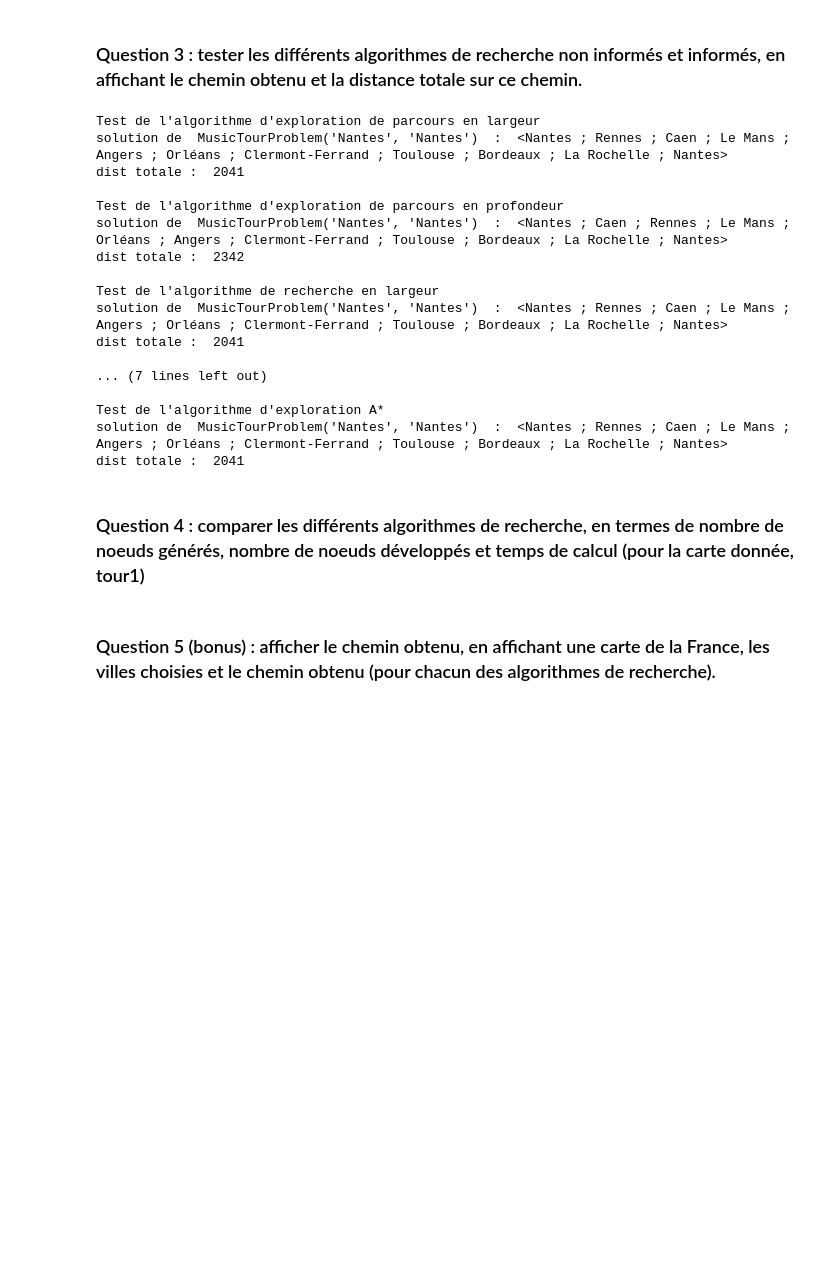
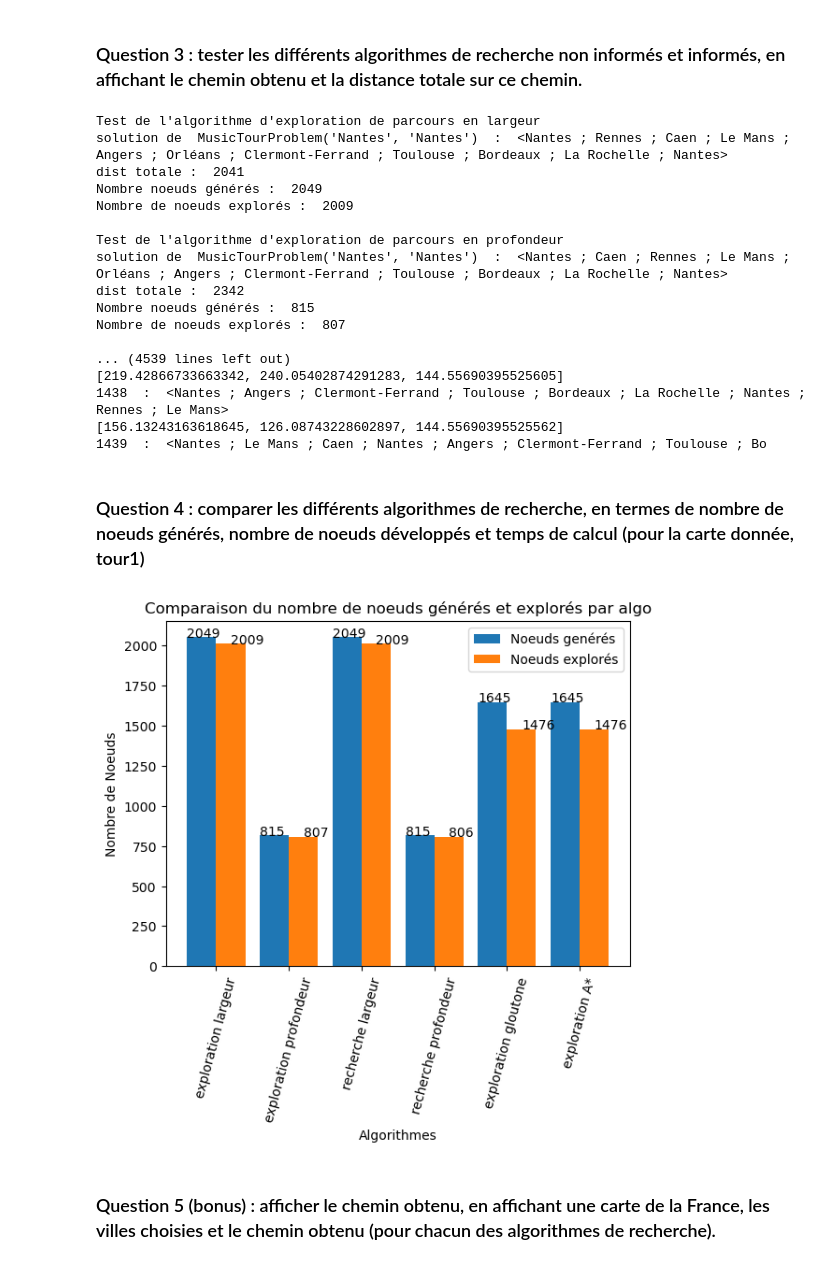
Before and after one commit to Zastial/SAE-PriceGuessr, a Jupyter notebook: planification_tournee_musicale.ipynb, the cells around one changed output. Cells and saved outputs as stored; diff of their text form; code cells hidden in the pictures; blank space fills up the shorter version.

```diff
--- a/planification_tournee_musicale.ipynb
+++ b/planification_tournee_musicale.ipynb
@@ -550,50 +580,50 @@ def distance_totale(problem, finalnode):
 
 
 print("\nTest de l'algorithme d'exploration de parcours en largeur")
-bfts = breadth_first_tree_search(music1)
-print("solution de ", music1, " : ", bfts, "\ndist totale : ", distance_totale(music1, bfts))
+bfts,generatedNode_bfts, exploredNode_bfts = breadth_first_tree_search(music1)
+print("solution de ", music1, " : ", bfts, "\ndist totale : ", distance_totale(music1, bfts),"\nNombre noeuds générés : ", generatedNode_bfts, "\nNombre de noeuds explorés : ", exploredNode_bfts)
 
 
 print("\nTest de l'algorithme d'exploration de parcours en profondeur")
-dfts = depth_first_tree_search(music1)
-print("solution de ", music1, " : ", dfts, "\ndist totale : ",distance_totale(music1, dfts))
+dfts,generatedNode_dfts, exploredNode_dfts = depth_first_tree_search(music1)
+print("solution de ", music1, " : ", dfts, "\ndist totale : ",distance_totale(music1, dfts),"\nNombre noeuds générés : ", generatedNode_dfts, "\nNombre de noeuds explorés : ", exploredNode_dfts)
 
 
 print("\nTest de l'algorithme de recherche en largeur")
-bfgs = breadth_first_tree_search(music1)
-print("solution de ", music1, " : ", bfgs, "\ndist totale : ", distance_totale(music1, bfgs))
+bfgs,generatedNode_bfgs, exploredNode_bfgs = breadth_first_tree_search(music1)
+print("solution de ", music1, " : ", bfgs, "\ndist totale : ", distance_totale(music1, bfgs),"\nNombre noeuds générés : ", generatedNode_bfgs, "\nNombre de noeuds explorés : ", exploredNode_bfgs)
 
 
 
 print("\nTest de l'algorithme de recherche en profondeur")
-dfgs = depth_first_graph_search(music1)
-print("solution de ", music1, " : ",dfgs, "\ndist totale : ", distance_totale(music1, dfgs))
+dfgs,generatedNode_dfgs, exploredNode_dfgs = depth_first_graph_search(music1)
+print("solution de ", music1, " : ",dfgs, "\ndist totale : ", distance_totale(music1, dfgs),"\nNombre noeuds générés : ", generatedNode_dfgs, "\nNombre de noeuds explorés : ", exploredNode_dfgs)
 
 
 print("\nTest de l'algorithme d'exploration gloutonne")
-ggs = greedy_graph_search(music1, h=music1.h)
-print("solution de ", music1, " : ", ggs, "\ndist totale : ", distance_totale(music1, ggs))
+ggs,generatedNode_ggs, exploredNode_ggs  = greedy_graph_search(music1, h=music1.h)
+print("solution de ", music1, " : ", ggs, "\ndist totale : ", distance_totale(music1, ggs),"\nNombre noeuds générés : ", generatedNode_ggs, "\nNombre de noeuds explorés : ", exploredNode_ggs)
 
 print("\nTest de l'algorithme d'exploration A*")
-ags = astar_graph_search(music1, f=music1.h)
-print("solution de ", music1, " : ",  ags, "\ndist totale : ", distance_totale(music1, ags))
+ags, generatedNode_ags, exploredNode_ags = astar_graph_search(music1, lambda x: music1.h(x) +g(x))
+print("solution de ", music1, " : ",  ags, "\ndist totale : ", distance_totale(music1, ags), "\nNombre noeuds générés : ", generatedNode_ags, "\nNombre de noeuds explorés : ", exploredNode_ags)
 # %% [output]
 Test de l'algorithme d'exploration de parcours en largeur
 solution de  MusicTourProblem('Nantes', 'Nantes')  :  <Nantes ; Rennes ; Caen ; Le Mans ; Angers ; Orléans ; Clermont-Ferrand ; Toulouse ; Bordeaux ; La Rochelle ; Nantes>
 dist totale :  2041
+Nombre noeuds générés :  2049
+Nombre de noeuds explorés :  2009
 
 Test de l'algorithme d'exploration de parcours en profondeur
 solution de  MusicTourProblem('Nantes', 'Nantes')  :  <Nantes ; Caen ; Rennes ; Le Mans ; Orléans ; Angers ; Clermont-Ferrand ; Toulouse ; Bordeaux ; La Rochelle ; Nantes>
 dist totale :  2342
+Nombre noeuds générés :  815
+Nombre de noeuds explorés :  807
 
-Test de l'algorithme de recherche en largeur
-solution de  MusicTourProblem('Nantes', 'Nantes')  :  <Nantes ; Rennes ; Caen ; Le Mans ; Angers ; Orléans ; Clermont-Ferrand ; Toulouse ; Bordeaux ; La Rochelle ; Nantes>
-dist totale :  2041
-
-... (7 lines left out)
-
-Test de l'algorithme d'exploration A*
-solution de  MusicTourProblem('Nantes', 'Nantes')  :  <Nantes ; Rennes ; Caen ; Le Mans ; Angers ; Orléans ; Clermont-Ferrand ; Toulouse ; Bordeaux ; La Rochelle ; Nantes>
-dist totale :  2041
+... (4539 lines left out)
+[219.42866733663342, 240.05402874291283, 144.55690395525605]
+1438  :  <Nantes ; Angers ; Clermont-Ferrand ; Toulouse ; Bordeaux ; La Rochelle ; Nantes ; Rennes ; Le Mans>
+[156.13243163618645, 126.08743228602897, 144.55690395525562]
+1439  :  <Nantes ; Le Mans ; Caen ; Nantes ; Angers ; Clermont-Ferrand ; Toulouse ; Bo
 # %% [markdown]
 ### Question 4 : comparer les différents algorithmes de recherche, en termes de nombre de noeuds générés, nombre de noeuds développés et temps de calcul (pour la carte donnée, tour1)
@@ -602,3 +630,26 @@ dist totale :  2041
+# %%
+def addlabels(x,y, marge):
+    for i in range(len(x)):
+        plt.text(i-marge,y[i],y[i])
+
+
+Ygenerated = [generatedNode_bfts, generatedNode_dfts,generatedNode_bfgs,generatedNode_dfgs,generatedNode_ggs,generatedNode_ags]
+Yexplored = [exploredNode_bfts,exploredNode_dfts,exploredNode_bfgs,exploredNode_dfgs,exploredNode_ggs,exploredNode_ags]
+X = ["exploration largeur", "exploration profondeur", "recherche largeur", "recherche profondeur", "exploration gloutone", "exploration A*"]
+X_axis =np.arange(len(X))
+plt.bar(X_axis-0.2, Ygenerated, 0.4, label = "Noeuds genérés")
+plt.bar(X_axis+0.2, Yexplored, 0.4, label = "Noeuds explorés")
+plt.xticks(X_axis, X, rotation = 75)
+
+addlabels(X, Yexplored, marge=-0.2)
+addlabels(X, Ygenerated, marge=0.4)
+plt.xlabel("Algorithmes")
+plt.ylabel("Nombre de Noeuds")
+plt.title("Comparaison du nombre de noeuds générés et explorés par algo")
+plt.legend()
+plt.show()
+# %% [output]
+[figure, added]
 # %% [markdown]
 ### Question 5 (bonus) : afficher le chemin obtenu, en affichant une carte de la France, les villes choisies et le chemin obtenu (pour chacun des algorithmes de recherche).
 # %%
```
Also changed, not shown: parts of 10 cells of this notebook.
